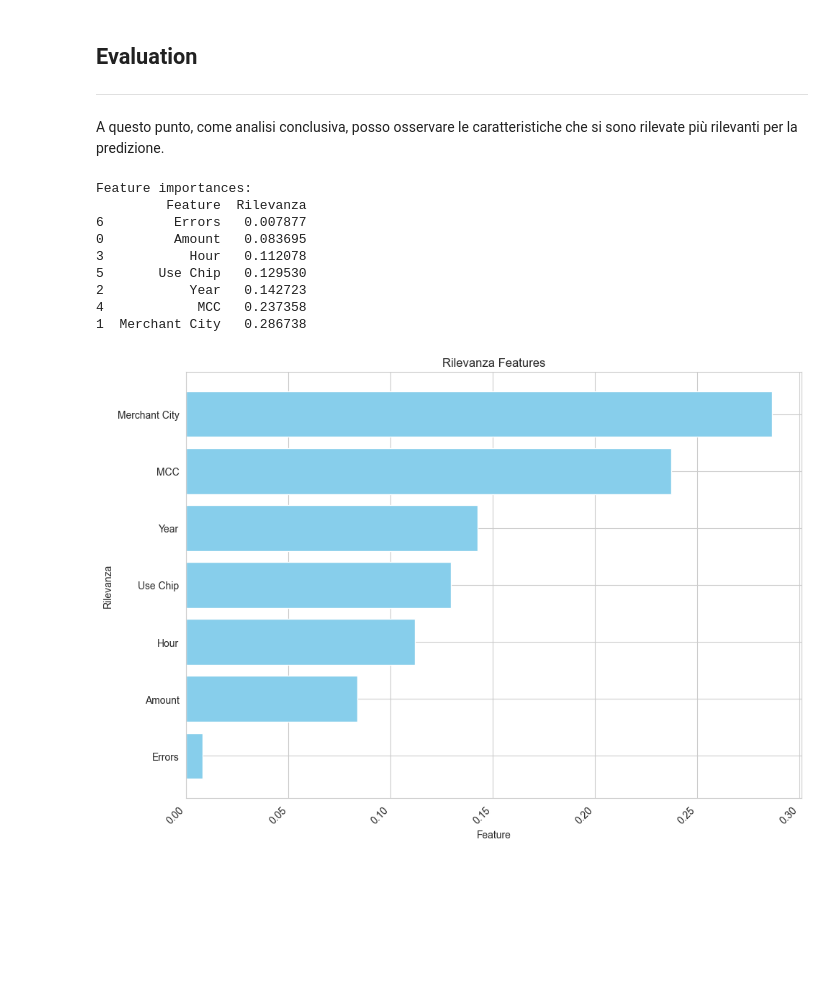
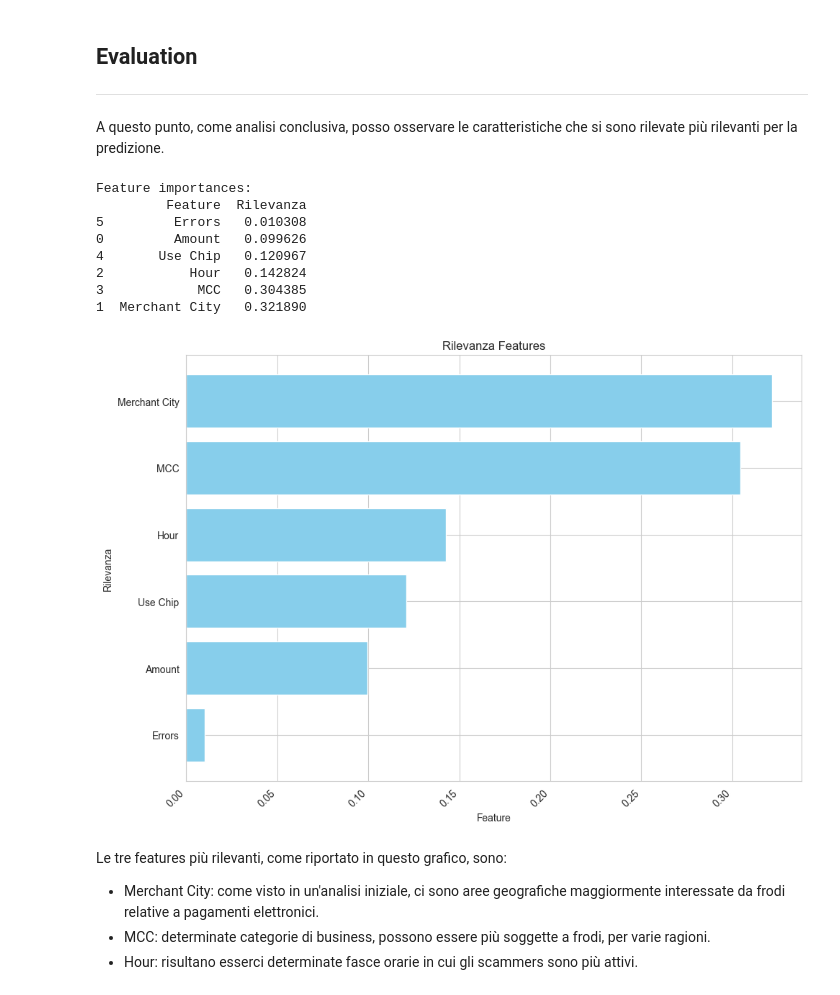
Before and after one commit to marcosantoriello/CCFDetector, a Jupyter notebook: CreditCardFraudDetector.ipynb, the cells around one changed output. Cells and saved outputs as stored; diff of their text form; code cells hidden in the pictures; blank space fills up the shorter version.

```diff
--- a/CreditCardFraudDetector.ipynb
+++ b/CreditCardFraudDetector.ipynb
@@ -391,4 +391,4 @@ Per tale ragione, queste ultime caratteristiche verranno scartate. Decido, inolt
 # %%
-df1 = df[['Amount', 'Merchant City', 'Year', 'Hour', 'MCC', 'Use Chip', 'Errors', 'Fraud']].copy(deep=True)
+df1 = df[['Amount', 'Merchant City', 'Hour', 'MCC', 'Use Chip', 'Errors', 'Fraud']].copy(deep=True)
 df1
 # %% [output]
@@ -411,8 +411,8 @@ Prima di procedere con il sampling, devo separare le features dalla variabile ta
 Per la divisione utilizzo la funzione *iloc* di pandas.
 # %%
 # Separo features e target
-X = df1.iloc[:,:7].values # Features
-y = df1.iloc[:,7].values # Target
+X = df1.iloc[:,:6].values # Features
+y = df1.iloc[:,6].values # Target
 
 # Controllo risultato split
 print('Shape of X: {}'.format(X.shape))
@@ -686,38 +686,42 @@ plt.show()
 A questo punto, come analisi conclusiva, posso osservare le caratteristiche che si sono rilevate più rilevanti per la predizione.
 # %%
 # Analisi Best Features
-column_names = ['Amount', 'Merchant City', 'Year', 'Hour', 'MCC', 'Use Chip', 'Errors']
+column_names = ['Amount', 'Merchant City', 'Hour', 'MCC', 'Use Chip', 'Errors']
 
 # Ottieni le importanze delle feature
 feature_importances = rf.feature_importances_
 
 # Creare un DataFrame per le feature e le relative importanze
 feature_importance_df = pd.DataFrame({'Feature': column_names, 'Rilevanza': feature_importances})
 
 # Ordina il DataFrame in base all'importanza crescente
 feature_importance_df = feature_importance_df.sort_values(by='Rilevanza', ascending=True)
 
 # Stampa le feature ordinate per importanza
 print("Feature importances:")
 print(feature_importance_df)
 
 # Visualizzo le feature più rilevanti in un istogramma
 plt.figure(figsize=(10, 7))
 plt.barh(feature_importance_df['Feature'], feature_importance_df['Rilevanza'], color='skyblue')
 plt.xlabel('Feature')
 plt.ylabel('Rilevanza')
 plt.title('Rilevanza Features')
 plt.xticks(rotation=45, ha='right')  # Ruoto le etichette dell'asse x per una migliore leggibilità
 plt.tight_layout()
 plt.show()
 # %% [output]
 Feature importances:
          Feature  Rilevanza
-6         Errors   0.007877
-0         Amount   0.083695
-3           Hour   0.112078
-5       Use Chip   0.129530
-2           Year   0.142723
-4            MCC   0.237358
-1  Merchant City   0.286738
+5         Errors   0.010308
+0         Amount   0.099626
+4       Use Chip   0.120967
+2           Hour   0.142824
+3            MCC   0.304385
+1  Merchant City   0.321890
-[figure, old version]
+[figure, new version]
+# %% [markdown]
+Le tre features più rilevanti, come riportato in questo grafico, sono:
+- Merchant City: come visto in un'analisi iniziale, ci sono aree geografiche maggiormente interessate da frodi relative a pagamenti elettronici.
+- MCC: determinate categorie di business, possono essere più soggette a frodi, per varie ragioni.
+- Hour: risultano esserci determinate fasce orarie in cui gli scammers sono più attivi.
```
Also changed, not shown: parts of 12 cells of this notebook, 6 other files.
